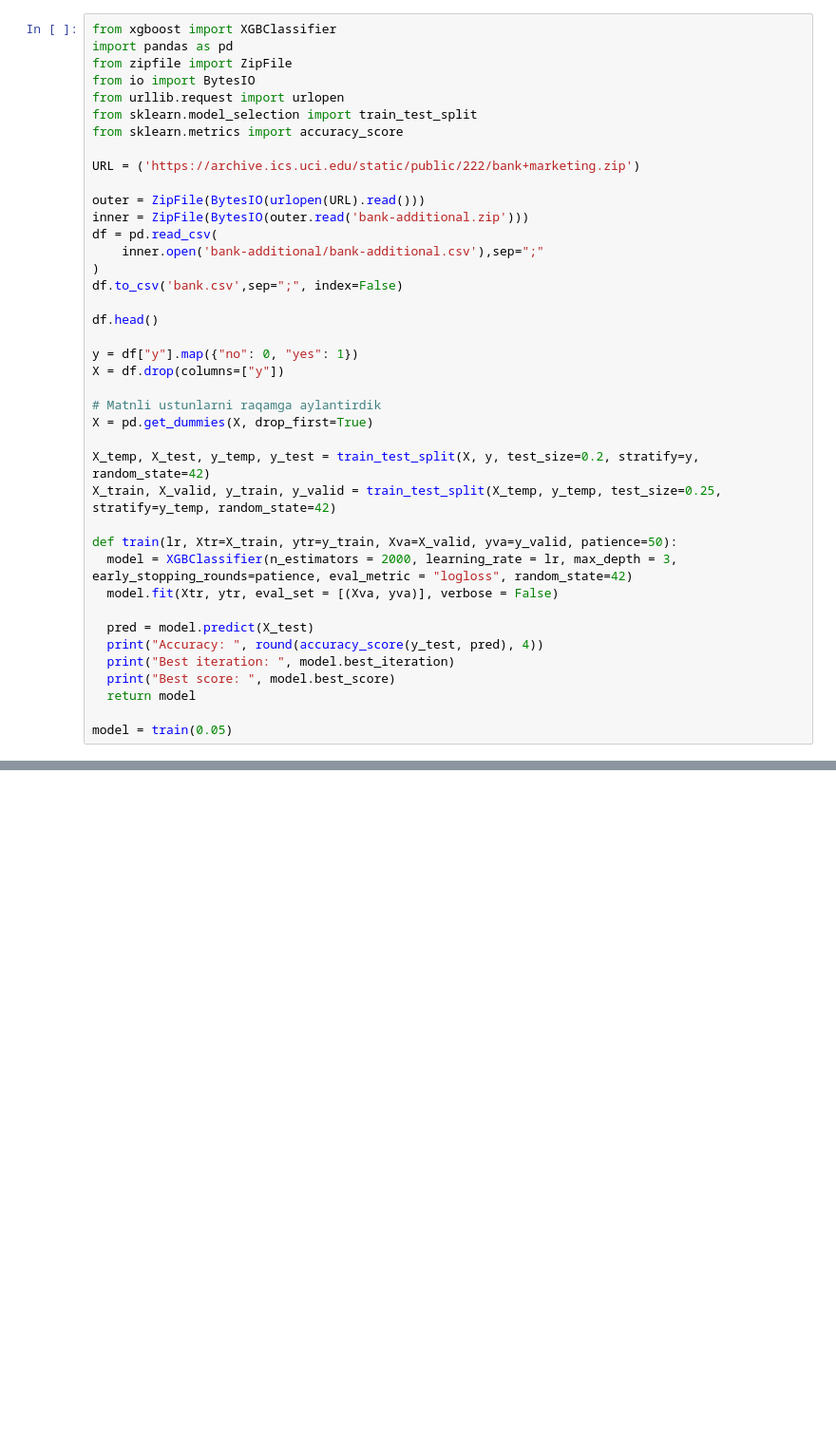
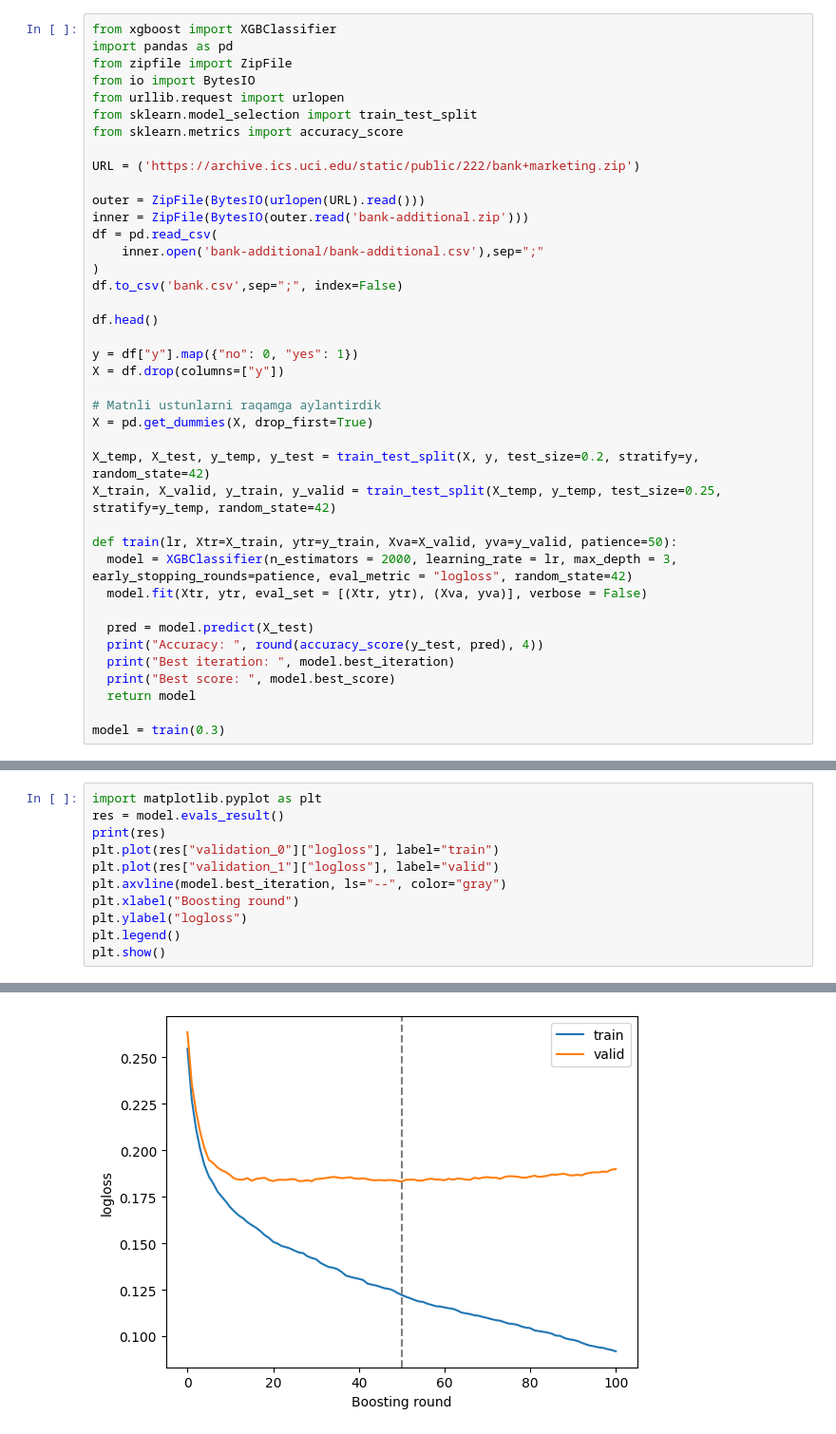
Before and after one commit to muhammadyusuf-pro/Machine-Learning-Course, a Jupyter notebook: XGBoosting.ipynb, the cells around one changed output, grey strips where cells are left out. Shown at 95% size. Cells and saved outputs as stored; diff of their text form; blank space fills up the shorter version.

```diff
--- a/XGBoosting.ipynb
+++ b/XGBoosting.ipynb
@@ -31,7 +31,7 @@ X_train, X_valid, y_train, y_valid = train_test_split(X_temp, y_temp, test_size=
 
 def train(lr, Xtr=X_train, ytr=y_train, Xva=X_valid, yva=y_valid, patience=50):
   model = XGBClassifier(n_estimators = 2000, learning_rate = lr, max_depth = 3, early_stopping_rounds=patience, eval_metric = "logloss", random_state=42)
-  model.fit(Xtr, ytr, eval_set = [(Xva, yva)], verbose = False)
+  model.fit(Xtr, ytr, eval_set = [(Xtr, ytr), (Xva, yva)], verbose = False)
 
   pred = model.predict(X_test)
   print("Accuracy: ", round(accuracy_score(y_test, pred), 4))
@@ -39,5 +39,5 @@ def train(lr, Xtr=X_train, ytr=y_train, Xva=X_valid, yva=y_valid, patience=50):
   print("Best score: ", model.best_score)
   return model
 
-model = train(0.05)
+model = train(0.3)
 # %% [output]
@@ -51,0 +47,12 @@ print(res)
+# %%
+import matplotlib.pyplot as plt
+res = model.evals_result()
+print(res)
+plt.plot(res["validation_0"]["logloss"], label="train")
+plt.plot(res["validation_1"]["logloss"], label="valid")
+plt.axvline(model.best_iteration, ls="--", color="gray")
+plt.xlabel("Boosting round")
+plt.ylabel("logloss")
+plt.legend()
+plt.show()
+# %% [output]
@@ -51,0 +60 @@ print(res)
+[figure, added]
```
Also changed, not shown: parts of 4 cells of this notebook.
